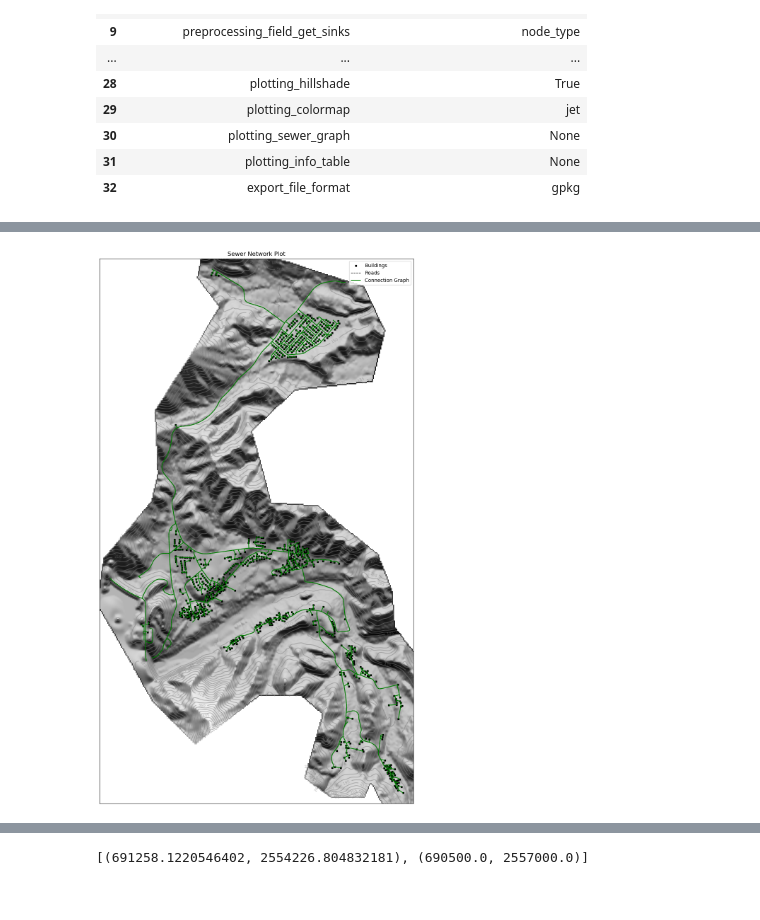
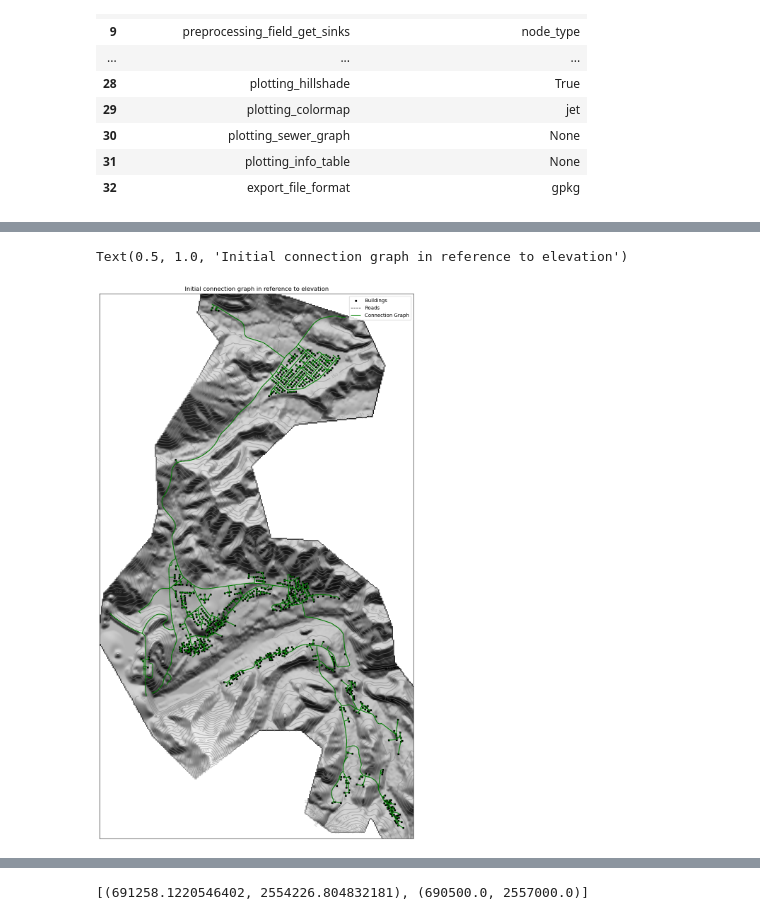
Before and after one commit to dbdespot/pysewer, a Jupyter notebook: notebooks/example_sewer_network.ipynb, the cells around one changed output, grey strips where cells are left out. Drawn from its saved outputs; the diff is of its cells as text; code cells hidden in the pictures.

```diff
--- a/notebooks/example_sewer_network.ipynb
+++ b/notebooks/example_sewer_network.ipynb
@@ -102,5 +98,7 @@ test_model_domain = pysewer.ModelDomain(
     dem=custom_config.preprocessing.dem_file_path,
     buildings=custom_config.preprocessing.buildings_input_data,
     roads=custom_config.preprocessing.roads_input_data,
-    clustering=custom_config.preprocessing.clustering,
+    clustering="centers",
+    # pump_penalty=custom_config.preprocessing.pump_penalty,
+    pump_penalty=1000,
 )
@@ -125,13 +107,16 @@ test_model_domain.buildings.gdf
 test_model_domain.set_sink_lowest()
 test_model_domain.add_sink((690500, 2557000))
 # %%
+# Plot of the connection graph based on the initialisation of the input data.
 fig, ax = pysewer.plot_model_domain(
     test_model_domain,
     plot_connection_graph=custom_config.plotting.plot_connection_graph,
     hillshade=custom_config.plotting.hillshade,
 )
+ax.set_title("Initial connection graph in reference to elevation")
 # %% [output]
+Text(0.5, 1.0, 'Initial connection graph in reference to elevation')
-[figure, old version]
+[figure, new version]
 # %%
 # preview the the buildings geoDataFrame
 test_model_domain.buildings.get_gdf().head()
```
Also changed, not shown: parts of 20 cells of this notebook.
